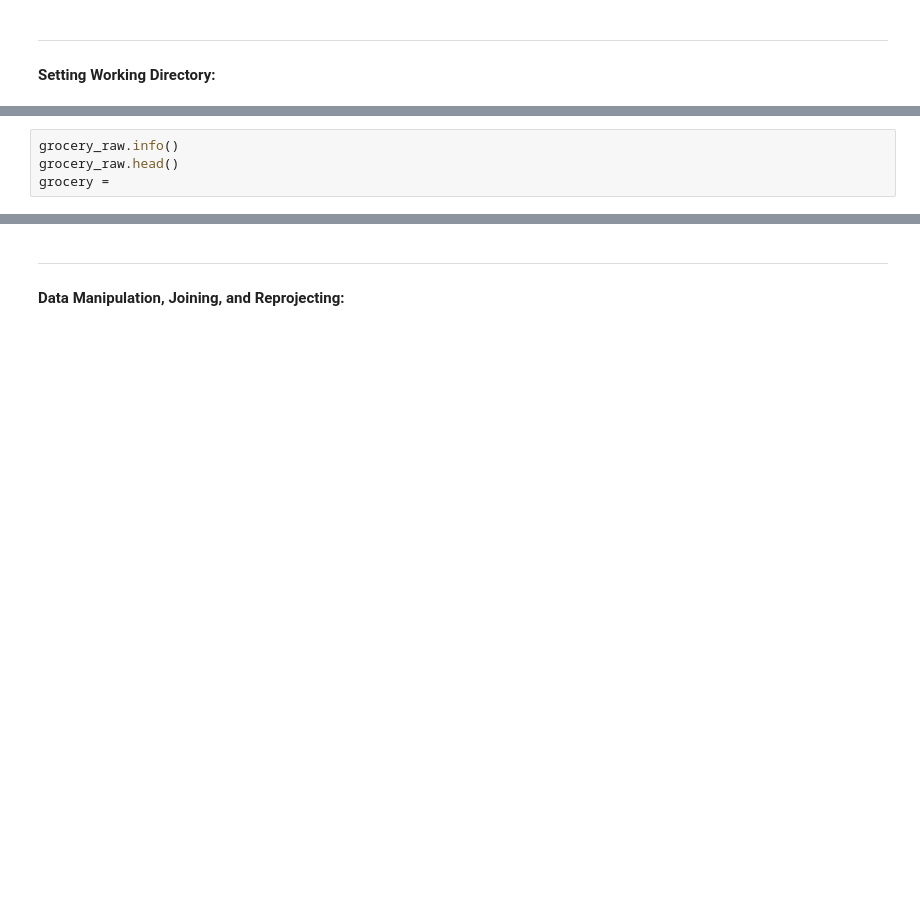
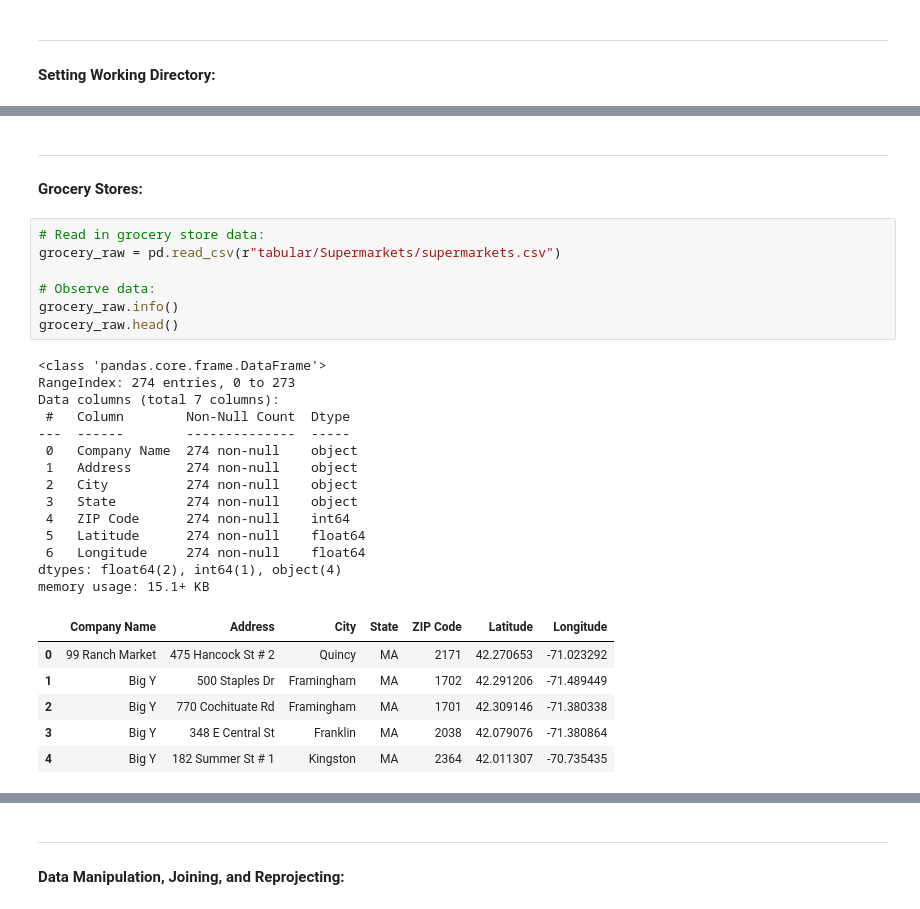
Before and after one commit to jess-wilson2020/uep239-final-project, a Jupyter notebook: uep239-final-project.ipynb, the cells around one changed output, grey strips where cells are left out. Drawn from its saved outputs; the diff is of its cells as text; blank space fills up the shorter version.

```diff
--- a/uep239-final-project.ipynb
+++ b/uep239-final-project.ipynb
@@ -87,4 +128,32 @@ rent =
+# %% [markdown]
+---
+
+**Grocery Stores:**
 # %%
+# Read in grocery store data:
+grocery_raw = pd.read_csv(r"tabular/Supermarkets/supermarkets.csv")
+
+# Observe data:
 grocery_raw.info()
 grocery_raw.head()
-grocery =
+# %% [output]
+<class 'pandas.core.frame.DataFrame'>
+RangeIndex: 274 entries, 0 to 273
+Data columns (total 7 columns):
+ #   Column        Non-Null Count  Dtype
+---  ------        --------------  -----
+ 0   Company Name  274 non-null    object
+ 1   Address       274 non-null    object
+ 2   City          274 non-null    object
+ 3   State         274 non-null    object
+ 4   ZIP Code      274 non-null    int64
+ 5   Latitude      274 non-null    float64
+ 6   Longitude     274 non-null    float64
+dtypes: float64(2), int64(1), object(4)
+memory usage: 15.1+ KB
+|  | Company Name | Address | City | State | ZIP Code | Latitude | Longitude |
+| 0 | 99 Ranch Market | 475 Hancock St # 2 | Quincy | MA | 2171 | 42.270653 | -71.023292 |
+| 1 | Big Y | 500 Staples Dr | Framingham | MA | 1702 | 42.291206 | -71.489449 |
+| 2 | Big Y | 770 Cochituate Rd | Framingham | MA | 1701 | 42.309146 | -71.380338 |
+| 3 | Big Y | 348 E Central St | Franklin | MA | 2038 | 42.079076 | -71.380864 |
+| 4 | Big Y | 182 Summer St # 1 | Kingston | MA | 2364 | 42.011307 | -70.735435 |
```
Also changed, not shown: parts of 27 cells of this notebook.
